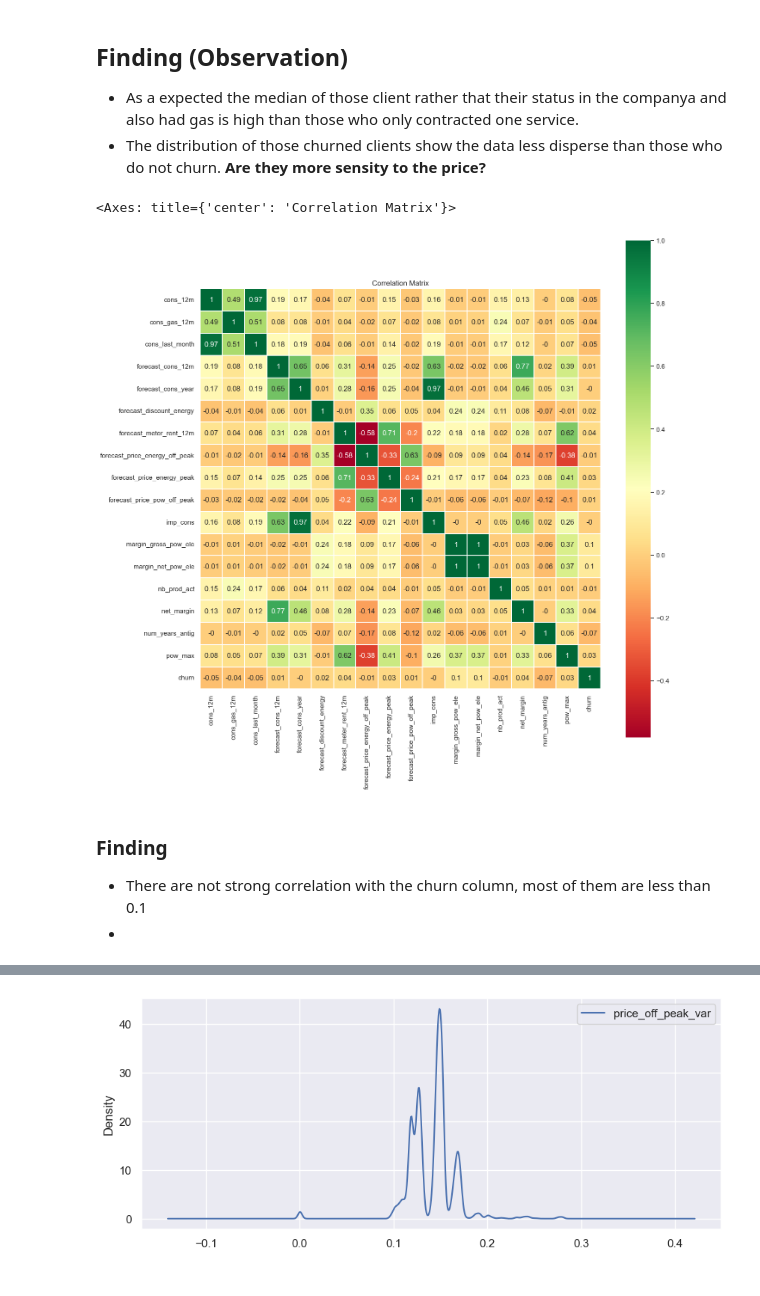
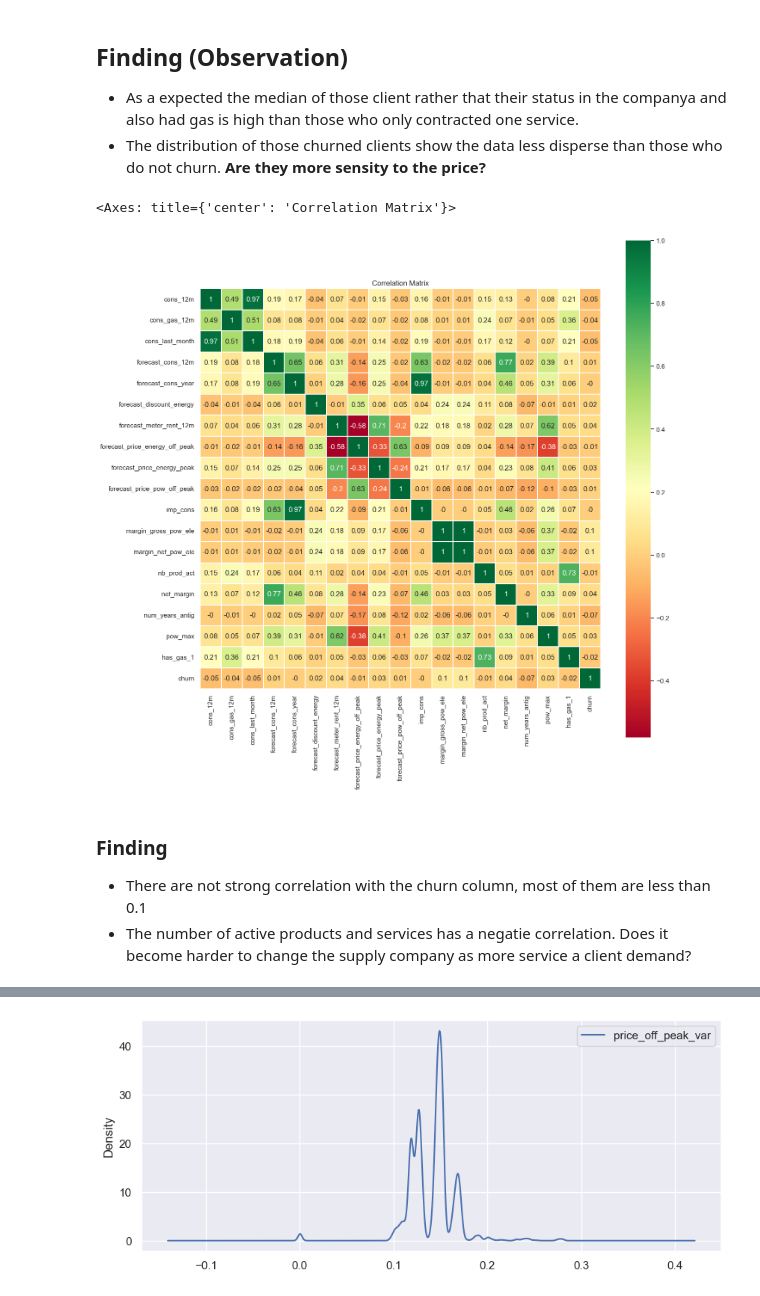
Before and after one commit to RushanerM/Job-Simulation, a Jupyter notebook: Powerco_eda.ipynb, the cells around one changed output, grey strips where cells are left out. Drawn from its saved outputs; the diff is of its cells as text; code cells hidden in the pictures.

Commit message:
Add and new column in client data frame, and the final finding

```diff
--- a/Powerco_eda.ipynb
+++ b/Powerco_eda.ipynb
@@ -100,6 +100,7 @@ for col in date_client:
         errors= 'coerce'
     )
 
+client['has_gas_1']= np.where(client['has_gas'] == "t", 1, 0)
 
 
 price['price_date'] = pd.to_datetime(
@@ -214,24 +215,24 @@ plt.show()
 # %%
 # Making a heap map of the target value
 
 variable= ["cons_12m",
            "cons_gas_12m",
            "cons_last_month",
         'forecast_cons_12m', 'forecast_cons_year', 'forecast_discount_energy',
        'forecast_meter_rent_12m', 'forecast_price_energy_off_peak',
        'forecast_price_energy_peak', 'forecast_price_pow_off_peak',
        'imp_cons', 'margin_gross_pow_ele', 'margin_net_pow_ele', 'nb_prod_act',
-       'net_margin', 'num_years_antig', 'pow_max', 'churn']
+       'net_margin', 'num_years_antig', 'pow_max', 'has_gas_1','churn']
 
 client_corr= client[variable].corr().round(2)
 plt.figure(figsize=(15,15))
 plt.title("Correlation Matrix")
 sns.heatmap(client_corr, vmax=1, square=True, annot= True, cmap= 'RdYlGn', yticklabels= True, linewidths=0.2)
 # %% [output]
 <Axes: title={'center': 'Correlation Matrix'}>
-[figure, old version]
+[figure, new version]
 # %% [markdown]
 ### Finding
 
 * There are not strong correlation with the churn column, most of them are less than 0.1
-*
+* The number of active products and services has a negatie correlation. Does it become harder to change the supply company as more service a client demand?
```
Also changed, not shown: parts of 3 cells of this notebook.
